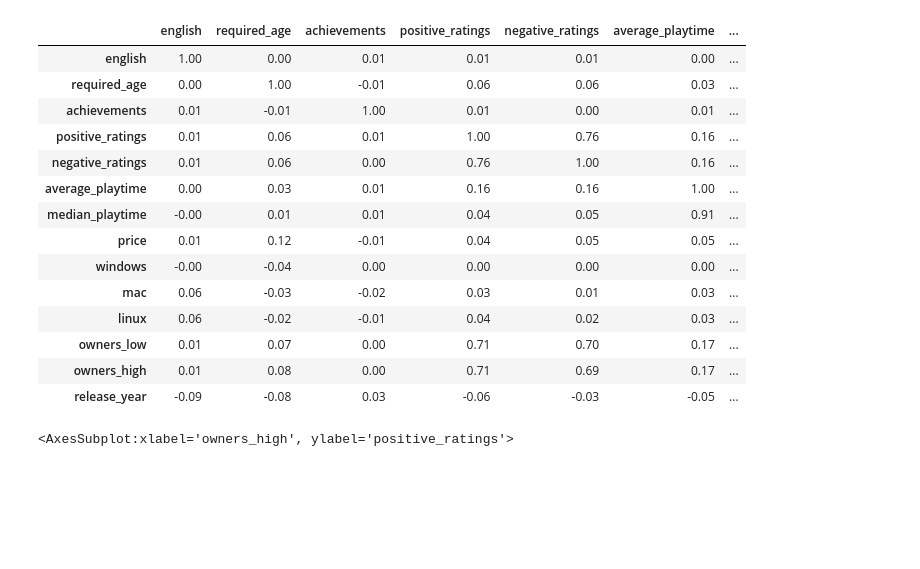
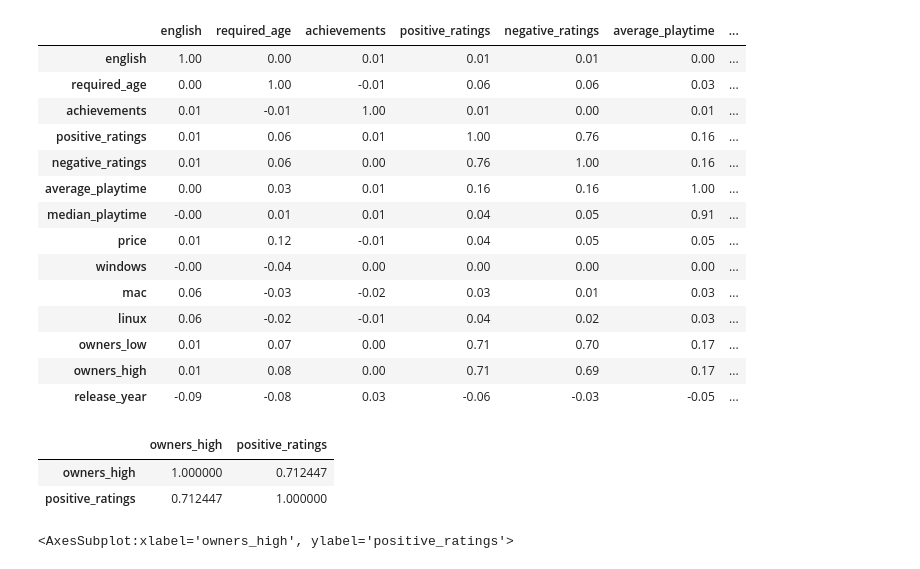
Before and after one commit to TeaDrinkingProgrammer/data-science, a Jupyter notebook: assignment 10.ipynb, the cells around one changed output. Saved outputs shown, nothing was run; the diff lists cells and outputs as text; code cells hidden in the pictures; blank space fills up the shorter version.

```diff
--- a/assignment 10.ipynb
+++ b/assignment 10.ipynb
@@ -42,6 +42,13 @@ gameCorrelations.style.background_gradient(cmap='coolwarm', axis=None).set_preci
 | owners_low | 0.01 | 0.07 | 0.00 | 0.71 | 0.70 | 0.17 | ... |
 | owners_high | 0.01 | 0.08 | 0.00 | 0.71 | 0.69 | 0.17 | ... |
 | release_year | -0.09 | -0.08 | 0.03 | -0.06 | -0.03 | -0.05 | ... |
+# %%
+correlation2 = df[['owners_high','positive_ratings']]
+correlation2.corr()
+# %% [output]
+|  | owners_high | positive_ratings |
+| owners_high | 1.000000 | 0.712447 |
+| positive_ratings | 0.712447 | 1.000000 |
 # %%
 df.plot(kind='scatter', x='owners_high',y='positive_ratings')
 # %% [output]
```
